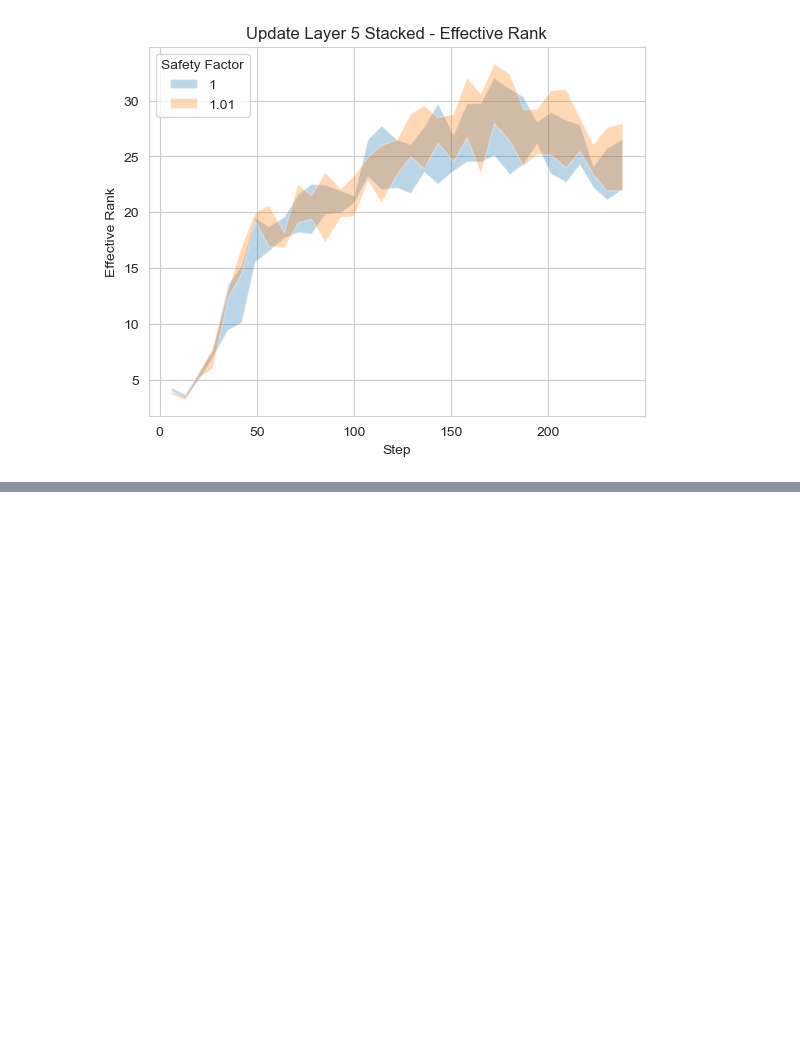
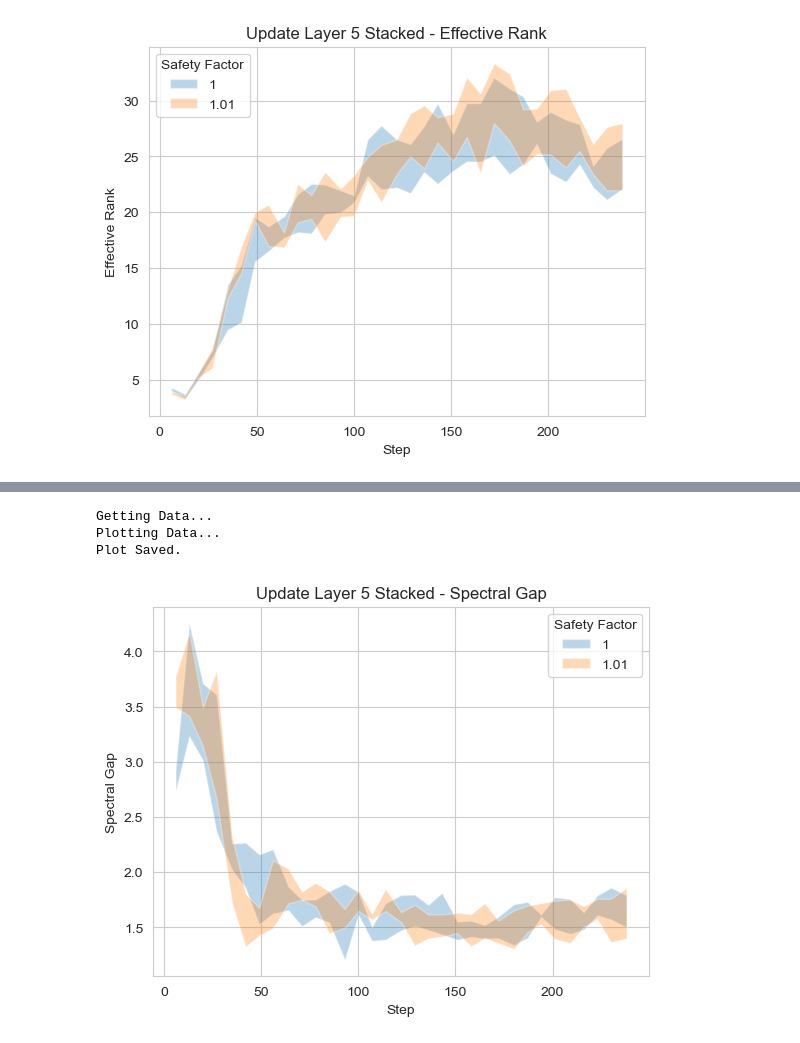
Before and after one commit to nraultwang/cs182-project, a Jupyter notebook: plotting/main.ipynb, the cells around one changed output, grey strips where cells are left out. Cells and saved outputs as stored; diff of their text form; code cells hidden in the pictures; blank space fills up the shorter version.

```diff
--- a/plotting/main.ipynb
+++ b/plotting/main.ipynb
@@ -249,0 +290,20 @@ plot_data(sweep_id, param_name, param_id, param_vals, update, layer, matrix, met
+# %%
+sweep_id = "5pllqyjx"
+param_name = "Safety Factor"
+param_id = "polar_safety"
+param_vals = [1, 1.01]
+update = True
+layer = 5
+matrix = "stacked"
+metric = "spectral_gap"
+start = 0
+end = 32
+plot_median = False
+save_plot = True
+
+plot_data(sweep_id, param_name, param_id, param_vals, update, layer, matrix, metric, start, end, plot_median, save_plot)
+# %% [output]
+Getting Data...
+Plotting Data...
+Plot Saved.
+[figure, added]
```
Also changed, not shown: parts of 9 cells of this notebook, 5 other files.
